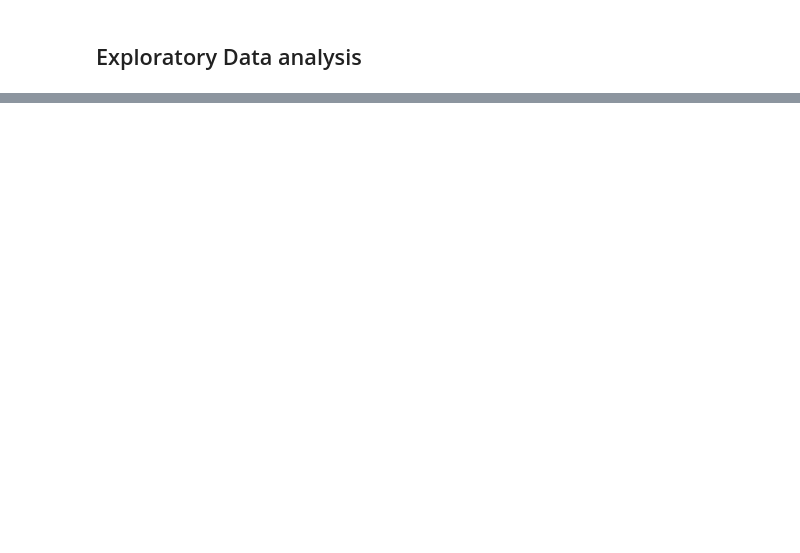
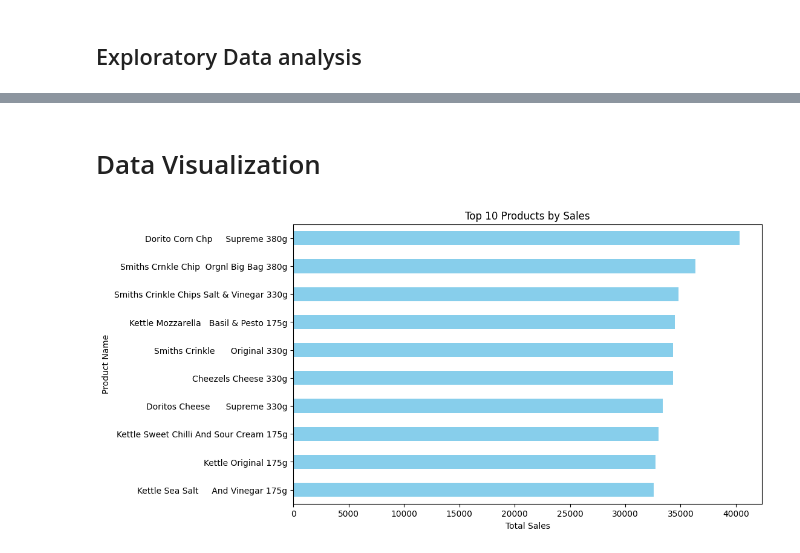
Before and after one commit to Emily-Ngahu/Customer-purchase-behavior-, a Jupyter notebook: customer_behavior.ipynb, the cells around one changed output, grey strips where cells are left out. Cells and saved outputs as stored; diff of their text form; code cells hidden in the pictures; blank space fills up the shorter version.

```diff
--- a/customer_behavior.ipynb
+++ b/customer_behavior.ipynb
@@ -140,0 +187,3 @@ df.head()
+# %%
+top_products = df.groupby('PROD_NAME')['TOT_SALES'].sum().sort_values(ascending=False).head(10)
+print(top_products)
@@ -140,0 +219,2 @@ df.head()
+# %% [markdown]
+# Data Visualization
@@ -140,0 +224,10 @@ df.head()
+# %%
+plt.figure(figsize=(10, 6))
+top_products.plot(kind='barh', color='skyblue')
+plt.title('Top 10 Products by Sales')
+plt.xlabel('Total Sales')
+plt.ylabel('Product Name')
+plt.gca().invert_yaxis()  # Flip for better readability
+plt.show()
+# %% [output]
+[figure, added]
```
Also changed, not shown: parts of 9 cells of this notebook.
